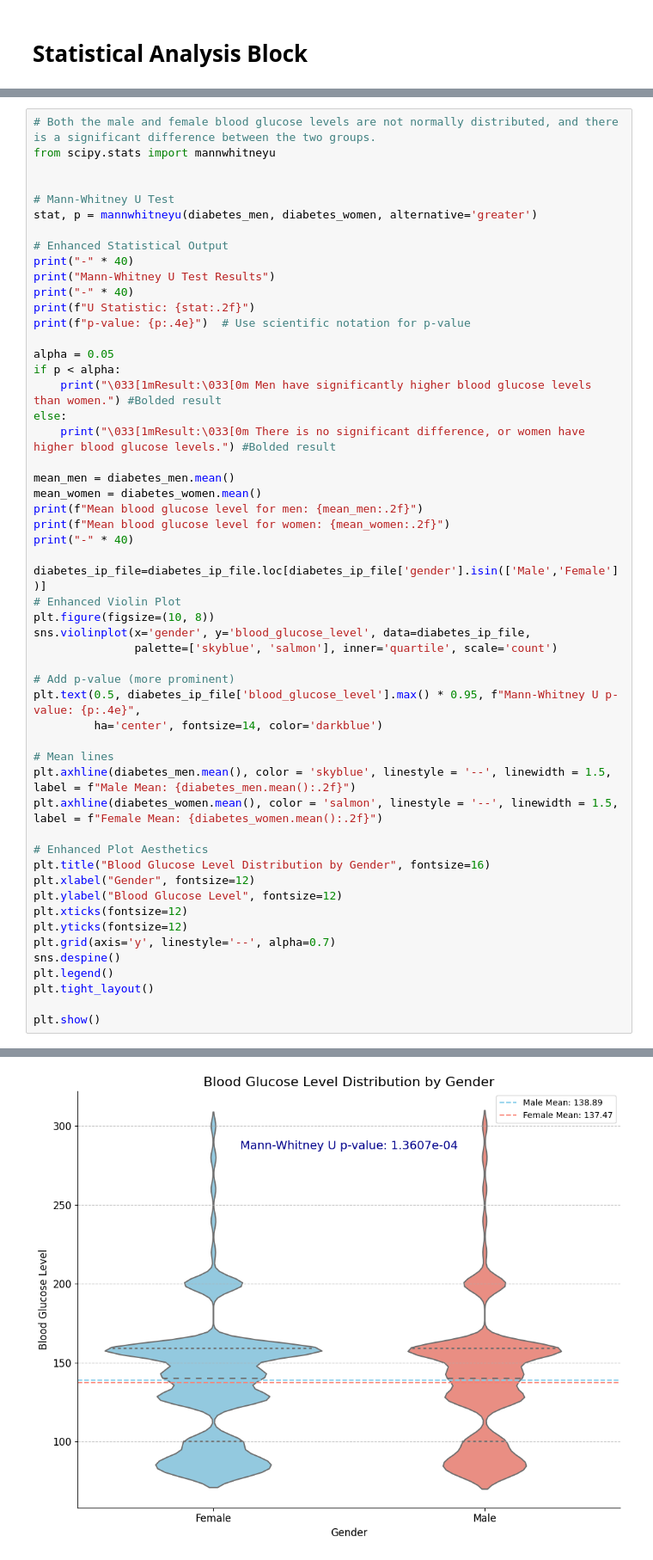
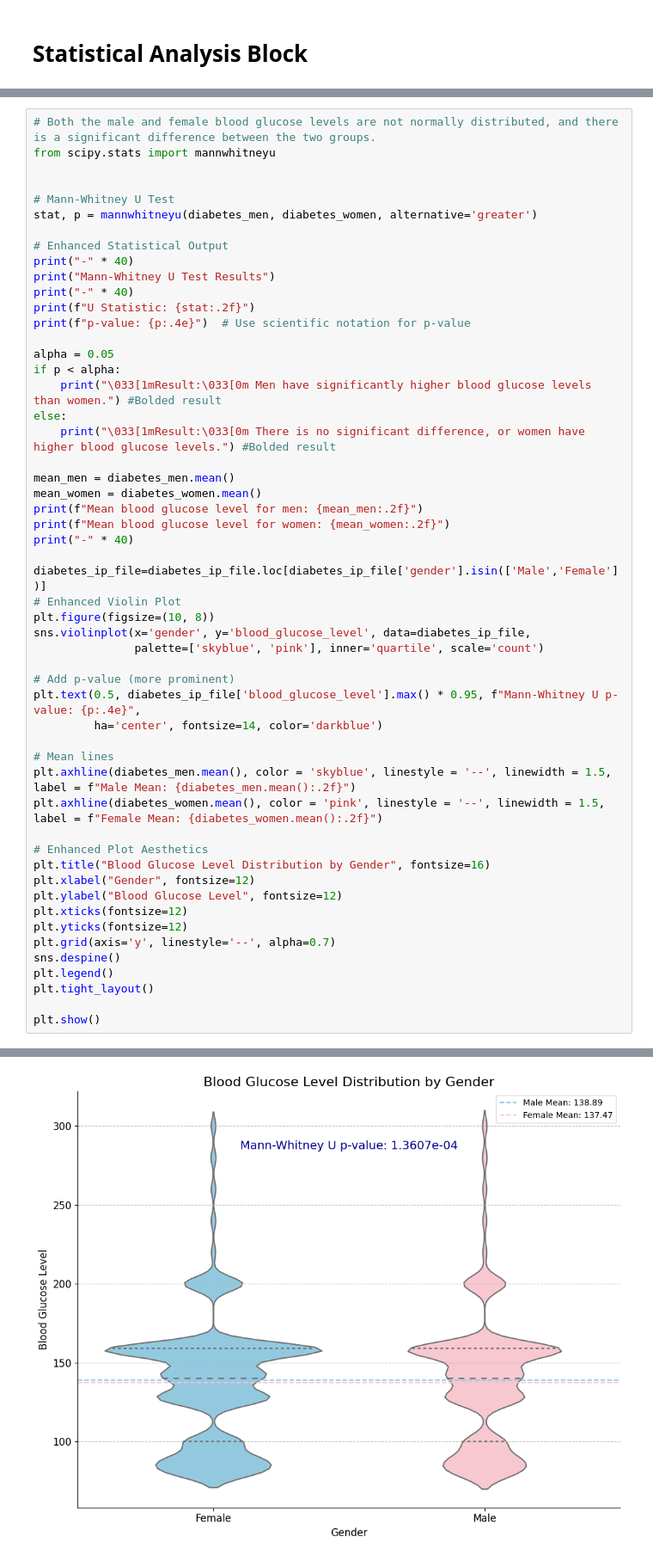
Before and after one commit to piyus22/SUGAR, a Jupyter notebook: diabetes_analysis.ipynb, the cells around one changed output, grey strips where cells are left out. Shown at 86% size. Drawn from its saved outputs; the diff is of its cells as text.

```diff
--- a/diabetes_analysis.ipynb
+++ b/diabetes_analysis.ipynb
@@ -296,39 +296,39 @@ diabetes_ip_file=diabetes_ip_file.loc[diabetes_ip_file['gender'].isin(['Male','F
 # Enhanced Violin Plot
 plt.figure(figsize=(10, 8))
 sns.violinplot(x='gender', y='blood_glucose_level', data=diabetes_ip_file,
-               palette=['skyblue', 'salmon'], inner='quartile', scale='count')
+               palette=['skyblue', 'pink'], inner='quartile', scale='count')
 
 # Add p-value (more prominent)
 plt.text(0.5, diabetes_ip_file['blood_glucose_level'].max() * 0.95, f"Mann-Whitney U p-value: {p:.4e}",
          ha='center', fontsize=14, color='darkblue')
 
 # Mean lines
 plt.axhline(diabetes_men.mean(), color = 'skyblue', linestyle = '--', linewidth = 1.5, label = f"Male Mean: {diabetes_men.mean():.2f}")
-plt.axhline(diabetes_women.mean(), color = 'salmon', linestyle = '--', linewidth = 1.5, label = f"Female Mean: {diabetes_women.mean():.2f}")
+plt.axhline(diabetes_women.mean(), color = 'pink', linestyle = '--', linewidth = 1.5, label = f"Female Mean: {diabetes_women.mean():.2f}")
 
 # Enhanced Plot Aesthetics
 plt.title("Blood Glucose Level Distribution by Gender", fontsize=16)
 plt.xlabel("Gender", fontsize=12)
 plt.ylabel("Blood Glucose Level", fontsize=12)
 plt.xticks(fontsize=12)
 plt.yticks(fontsize=12)
 plt.grid(axis='y', linestyle='--', alpha=0.7)
 sns.despine()
 plt.legend()
 plt.tight_layout()
 
 plt.show()
 # %% [output]
 ----------------------------------------
 Mann-Whitney U Test Results
 ----------------------------------------
 U Statistic: 1229227129.00
 p-value: 1.3607e-04
 Result: Men have significantly higher blood glucose levels than women.
 Mean blood glucose level for men: 138.89
 Mean blood glucose level for women: 137.47
 ----------------------------------------
-[figure, old version]
+[figure, new version]
 # %%
 # Both the male and female blood glucose levels are not normally distributed, and there is a significant difference between the two groups.
 
```
Also changed, not shown: parts of 13 cells of this notebook, 2 other files.
